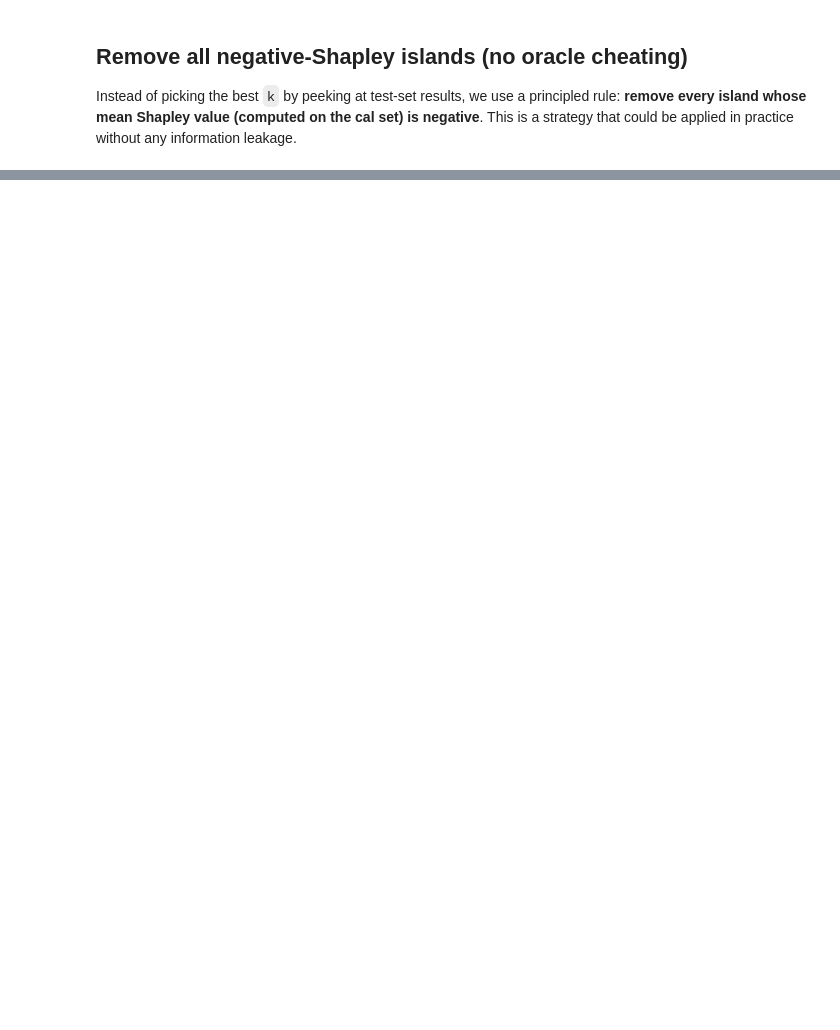
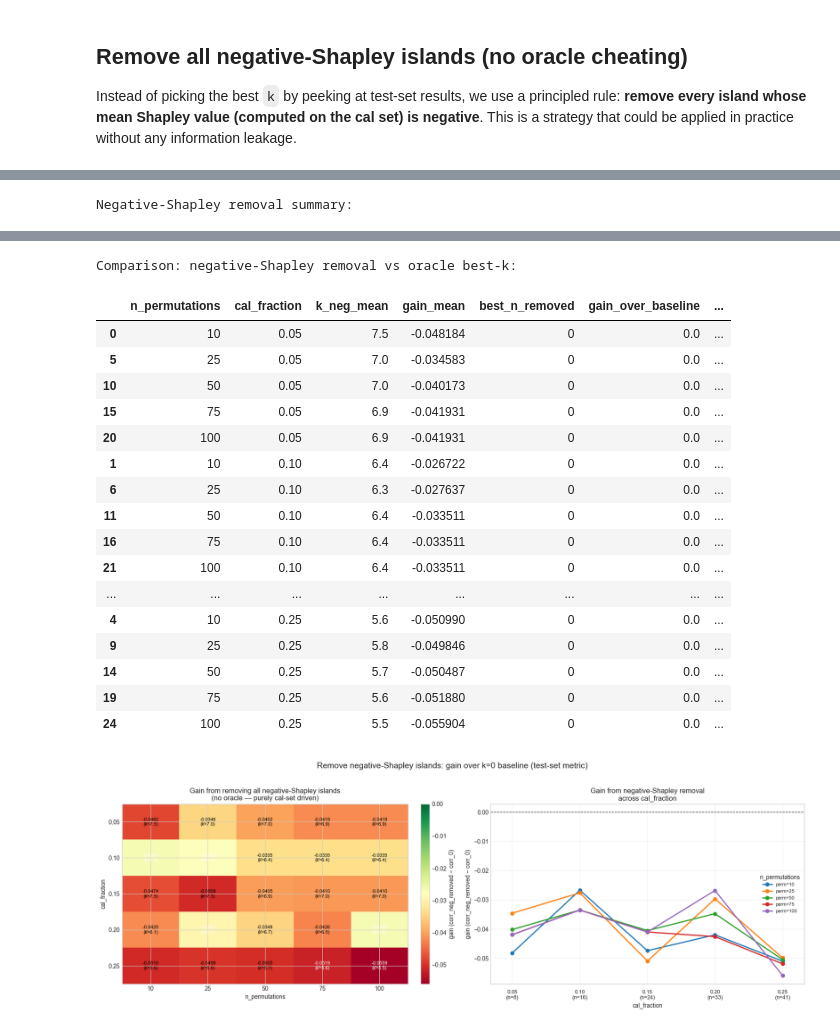
Before and after one commit to simennes/Master_thesis, a Jupyter notebook: notebooks/analyze_tmc_shapley_sweep2.ipynb, the cells around one changed output, grey strips where cells are left out. Drawn from its saved outputs; the diff is of its cells as text; code cells hidden in the pictures; blank space fills up the shorter version.

```diff
--- a/notebooks/analyze_tmc_shapley_sweep2.ipynb
+++ b/notebooks/analyze_tmc_shapley_sweep2.ipynb
@@ -660,7 +829,7 @@ elif vmin >= 0:
 else:
     norm = mcolors.Normalize(vmin=vmin, vmax=0)
 
-fig, axes = plt.subplots(1, 2, figsize=(17, 6.2))
+fig, axes = plt.subplots(1, 2, figsize=(17, 6.4))
 
 # Panel A: heatmap of gain from negative-Shapley removal
 ax = axes[0]
@@ -683,20 +852,43 @@ for i in range(gain_neg_grid.shape[0]):
 cbar = fig.colorbar(im, ax=ax, fraction=0.048, pad=0.04)
 cbar.set_label("gain (corr_neg_removed − corr_0)")
 
-# Panel B: trend lines by cal_fraction
+# Panel B: trend lines by n_permutations (x-axis = cal_fraction)
 ax = axes[1]
-for cf in gain_neg_grid.index:
-    y = gain_neg_grid.loc[cf].values.astype(float)
-    x = gain_neg_grid.columns.values.astype(int)
-    ax.plot(x, y, marker="o", linewidth=2, label=f"cal={cf:.2f}")
+for n_perm in gain_neg_grid.columns:
+    y = gain_neg_grid[n_perm].values.astype(float)
+    x = gain_neg_grid.index.values.astype(float)
+    ax.plot(x, y, marker="o", linewidth=2, label=f"perm={int(n_perm)}")
 
 ax.axhline(0, color="black", linestyle="--", linewidth=1, alpha=0.8)
-ax.set_title("Gain from negative-Shapley removal\nacross n_permutations")
-ax.set_xlabel("n_permutations")
+ax.set_title("Gain from negative-Shapley removal\nacross cal_fraction")
 ax.set_ylabel("gain (corr_neg_removed − corr_0)")
-ax.legend(loc="best", fontsize=8)
+ax.legend(loc="best", fontsize=8, title="n_permutations")
 ax.grid(alpha=0.3)
+
+# x-axis labels: cal_fraction + cal_samples
+x_ticks = gain_neg_grid.index.values.astype(float)
+ax.set_xticks(x_ticks)
+
+local_cal_samples_map = cal_samples_map if ("cal_samples_map" in globals() and cal_samples_map) else {}
+if not local_cal_samples_map and "get_cal_sample_map" in globals():
+    effective_target = int(meta_df["target_island"].mode().iloc[0])
+    local_cal_samples_map = get_cal_sample_map(effective_target)
+
+if local_cal_samples_map:
+    x_labels = []
+    for cf in x_ticks:
+        nearest = min(local_cal_samples_map.keys(), key=lambda k: abs(k - float(cf)))
+        x_labels.append(f"{cf:.2f}\n(n={local_cal_samples_map[nearest]})")
+    ax.set_xticklabels(x_labels)
+else:
+    ax.set_xticklabels([f"{cf:.2f}" for cf in x_ticks])
+ax.set_xlabel("cal_fraction")
+ax.tick_params(axis="x", labelsize=9, pad=10)
+ax.margins(x=0.08)
 
 fig.suptitle("Remove negative-Shapley islands: gain over k=0 baseline (test-set metric)", fontsize=14, y=1.02)
 fig.tight_layout()
+fig.subplots_adjust(bottom=0.20)
 plt.show()
+# %% [output]
+Negative-Shapley removal summary:
@@ -702,0 +912,19 @@ plt.show()
+Comparison: negative-Shapley removal vs oracle best-k:
+|  | n_permutations | cal_fraction | k_neg_mean | gain_mean | best_n_removed | gain_over_baseline | ... |
+| 0 | 10 | 0.05 | 7.5 | -0.048184 | 0 | 0.0 | ... |
+| 5 | 25 | 0.05 | 7.0 | -0.034583 | 0 | 0.0 | ... |
+| 10 | 50 | 0.05 | 7.0 | -0.040173 | 0 | 0.0 | ... |
+| 15 | 75 | 0.05 | 6.9 | -0.041931 | 0 | 0.0 | ... |
+| 20 | 100 | 0.05 | 6.9 | -0.041931 | 0 | 0.0 | ... |
+| 1 | 10 | 0.10 | 6.4 | -0.026722 | 0 | 0.0 | ... |
+| 6 | 25 | 0.10 | 6.3 | -0.027637 | 0 | 0.0 | ... |
+| 11 | 50 | 0.10 | 6.4 | -0.033511 | 0 | 0.0 | ... |
+| 16 | 75 | 0.10 | 6.4 | -0.033511 | 0 | 0.0 | ... |
+| 21 | 100 | 0.10 | 6.4 | -0.033511 | 0 | 0.0 | ... |
+| ... | ... | ... | ... | ... | ... | ... | ... |
+| 4 | 10 | 0.25 | 5.6 | -0.050990 | 0 | 0.0 | ... |
+| 9 | 25 | 0.25 | 5.8 | -0.049846 | 0 | 0.0 | ... |
+| 14 | 50 | 0.25 | 5.7 | -0.050487 | 0 | 0.0 | ... |
+| 19 | 75 | 0.25 | 5.6 | -0.051880 | 0 | 0.0 | ... |
+| 24 | 100 | 0.25 | 5.5 | -0.055904 | 0 | 0.0 | ... |
+[figure, added]
```
Also changed, not shown: parts of 9 cells of this notebook, 12 other files.
